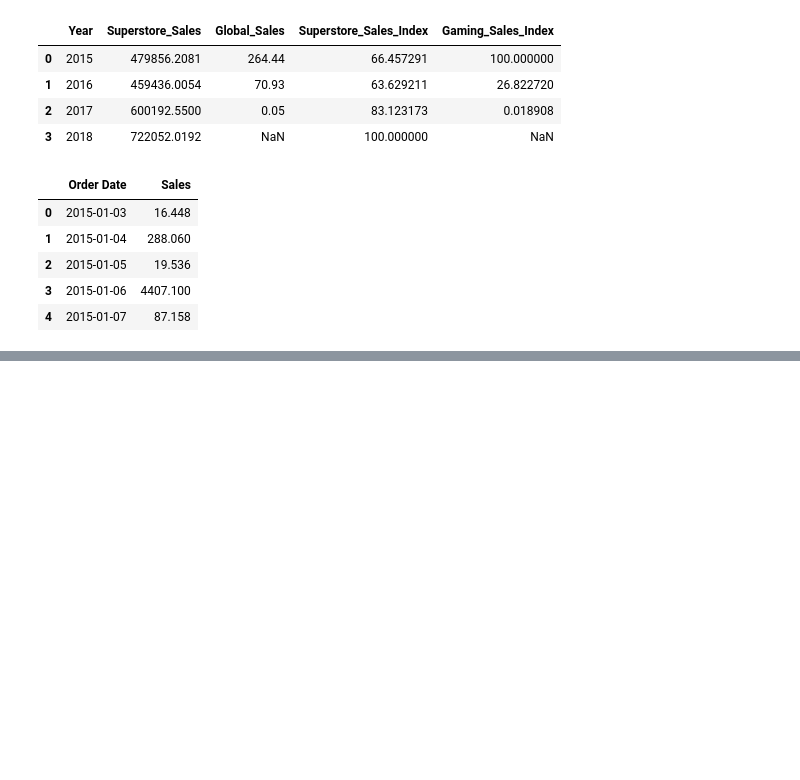
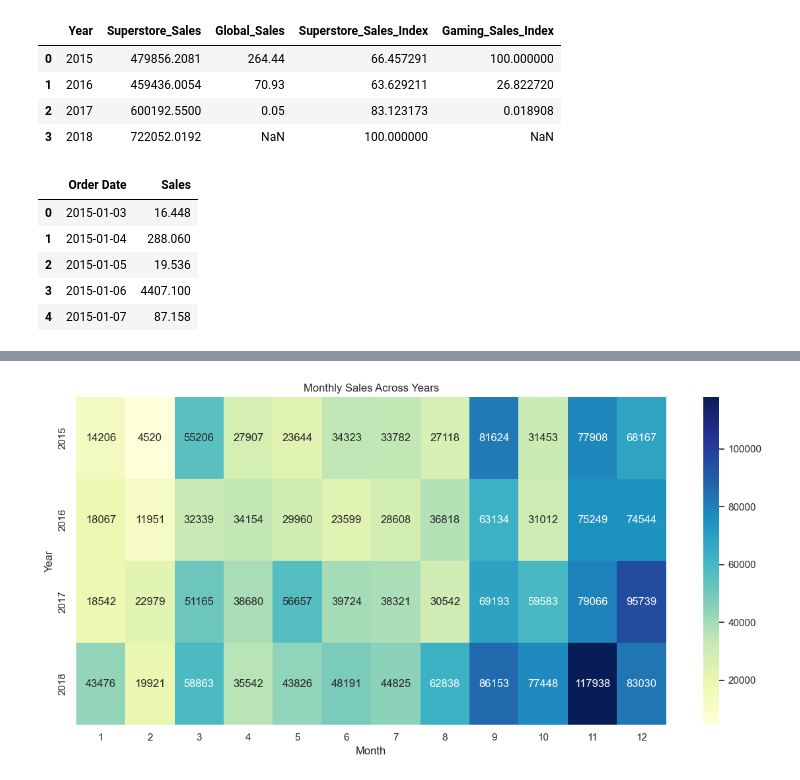
Before and after one commit to PrakharSaxena144/Multi-layered-real-industry-time-series-problem, a Jupyter notebook: analysis.ipynb, the cells around one changed output, grey strips where cells are left out. Drawn from its saved outputs; the diff is of its cells as text; code cells hidden in the pictures; blank space fills up the shorter version.

```diff
--- a/analysis.ipynb
+++ b/analysis.ipynb
@@ -449,0 +623,9 @@ display(daily_sales.head())
+# %%
+# Business Question 4 — Seasonal monthly spikes
+monthly_by_year = (
+    sales.groupby(["Year", "Month"])["Sales"]
+    .sum()
+    .unstack()
+)
+
+display(monthly_by_year.round(2))
@@ -449,0 +639,17 @@ display(daily_sales.head())
+# %%
+plt.figure(figsize=(12, 6))
+
+sns.heatmap(
+    monthly_by_year,
+    cmap="YlGnBu",
+    annot=True,
+    fmt=".0f"
+)
+
+plt.title("Monthly Sales Across Years")
+plt.xlabel("Month")
+plt.ylabel("Year")
+plt.tight_layout()
+plt.show()
+# %% [output]
+[figure, added]
```
Also changed, not shown: parts of 80 cells of this notebook.
